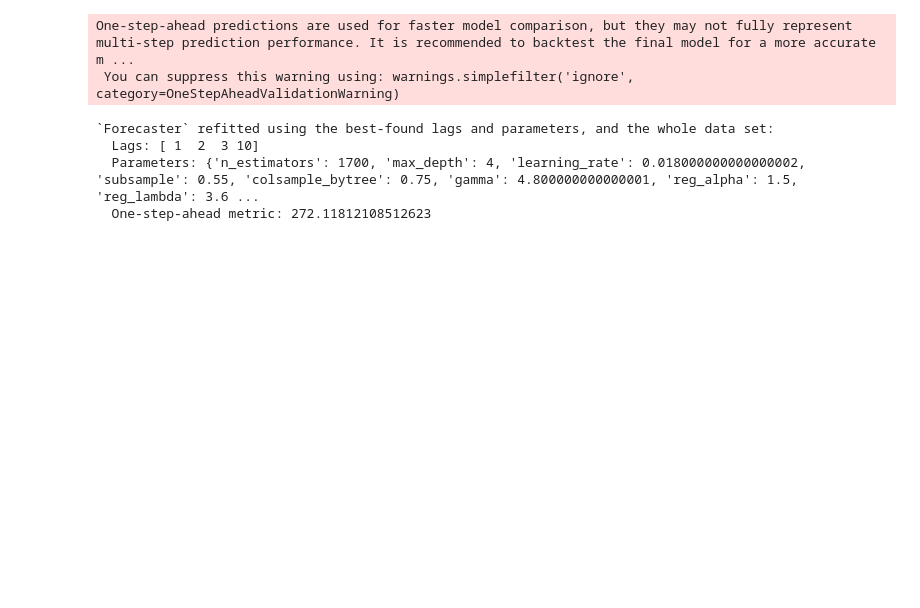
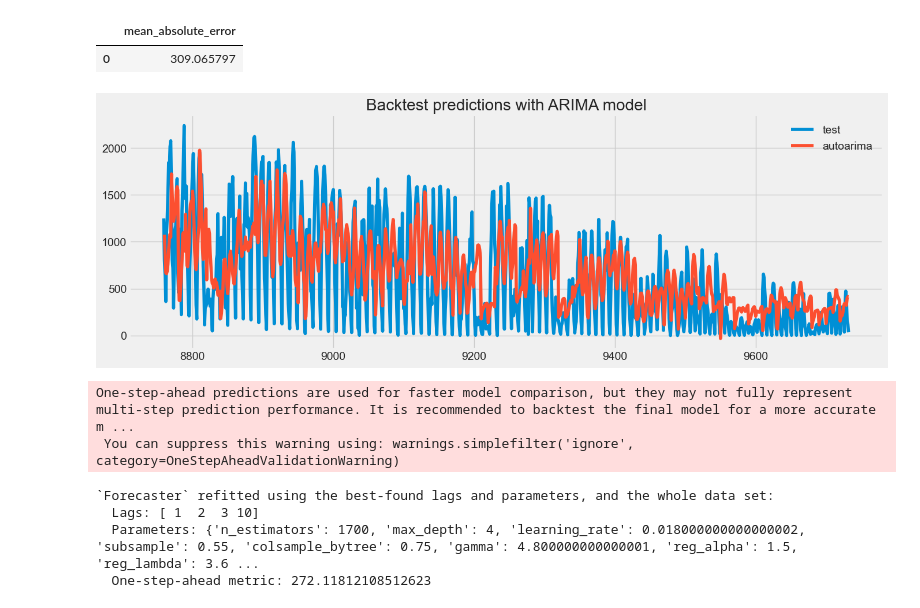
Before and after one commit to hellum55/Data-Science-Project, a Jupyter notebook: data_science_project/Praktik/Probalistic_model.ipynb, the cells around one changed output. Saved outputs shown, nothing was run; the diff lists cells and outputs as text; code cells hidden in the pictures; blank space fills up the shorter version.

```diff
--- a/data_science_project/Praktik/Probalistic_model.ipynb
+++ b/data_science_project/Praktik/Probalistic_model.ipynb
@@ -47,18 +47,3 @@ df = df1.copy()
 df = df.dropna()
 # %%
 df = df.set_index('datetime')
-# %%
-# Group by month and hour, then calculate the mean of energy_total
-df['month'] = df.index.month
-df['hour'] = df.index.hour
-
-# Pivot the table to have hours as index and months as columns
-pivot_table = df.pivot_table(values='energy_total', index='hour', columns='month', aggfunc='mean')
-
-# Plot the pivot table
-pivot_table.plot(kind='line', figsize=(12, 6))
-plt.ylabel('Energi (kWh)')
-plt.title('Gennemsnitlig energiforbrug per time på dagen')
-plt.xlabel('Tid på dagen')
-plt.legend(title='Måned')
-plt.show()
@@ -210,3 +311,40 @@ Index(['datetime', 'clouds', 'ghi', 'pres', 'slp', 'solar_rad', 'temp', 'uv',
+# %%
+# Backtest predictions with the best model according to grid search
+cv = TimeSeriesFold(
+        steps              = 10,
+        initial_train_size = len(df.loc[:val_end]),
+        refit              = False,
+)
+
+# Backtest predictions with the best model according to auto-arima
+# ==============================================================================
+forecaster = ForecasterSarimax(
+                 regressor=Sarimax(order=(8, 0, 0), seasonal_order=(0, 1, 1, 10), maxiter=500),
+             )
+metric_m2, predictions_m2 = backtesting_sarimax(
+                                forecaster            = forecaster,
+                                y                     = df['energy_total'],
+                                cv                    = cv,
+                                metric                = 'mean_absolute_error',
+                                n_jobs                = "auto",
+                                suppress_warnings_fit = True,
+                                verbose               = False,
+                                show_progress         = True
+                            )
+# %%
+metric_m2
+# %% [output]
+|  | mean_absolute_error |
+| 0 | 309.065797 |
+# %%
+fig, ax = plt.subplots(figsize=(15, 5))
+df.loc[val_end:]['energy_total'].plot(ax=ax, label='test')
+predictions_m2 = predictions_m2.rename(columns={'pred': 'autoarima'})
+predictions_m2.plot(ax=ax)
+ax.set_title('Backtest predictions with ARIMA model')
+ax.legend();
+# %% [output]
+[figure, added]
 # %%
 from skforecast.preprocessing import RollingFeatures
 from xgboost import XGBRegressor
```
Also changed, not shown: parts of 10 cells of this notebook.
